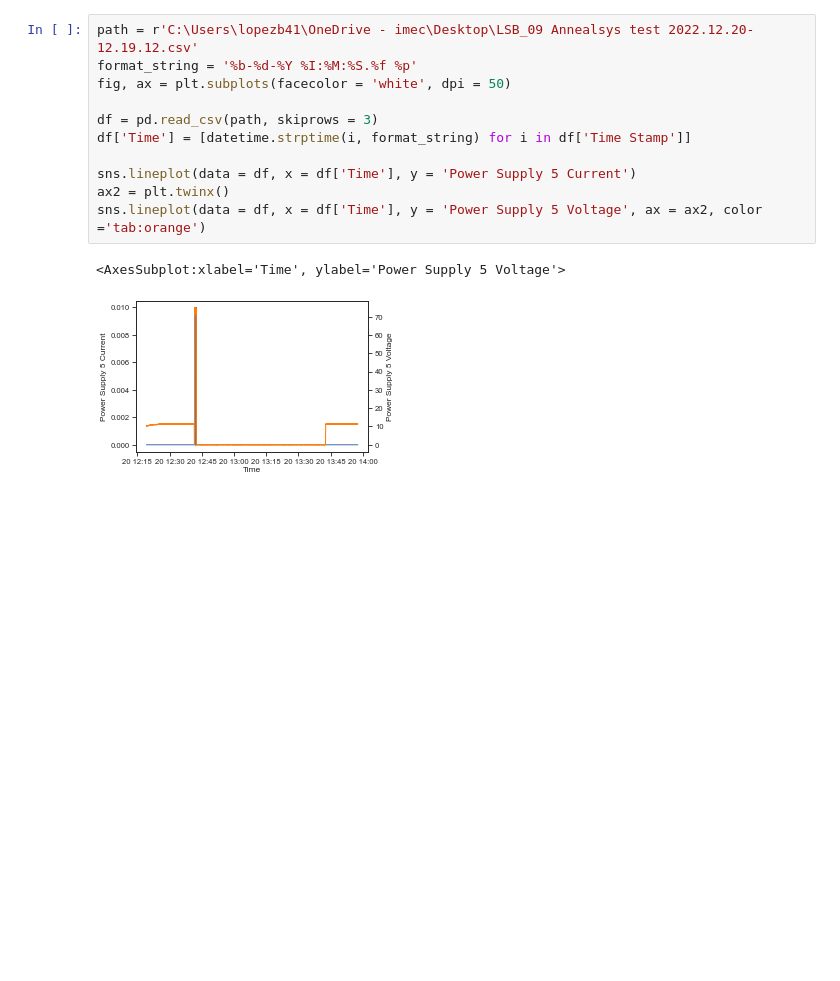
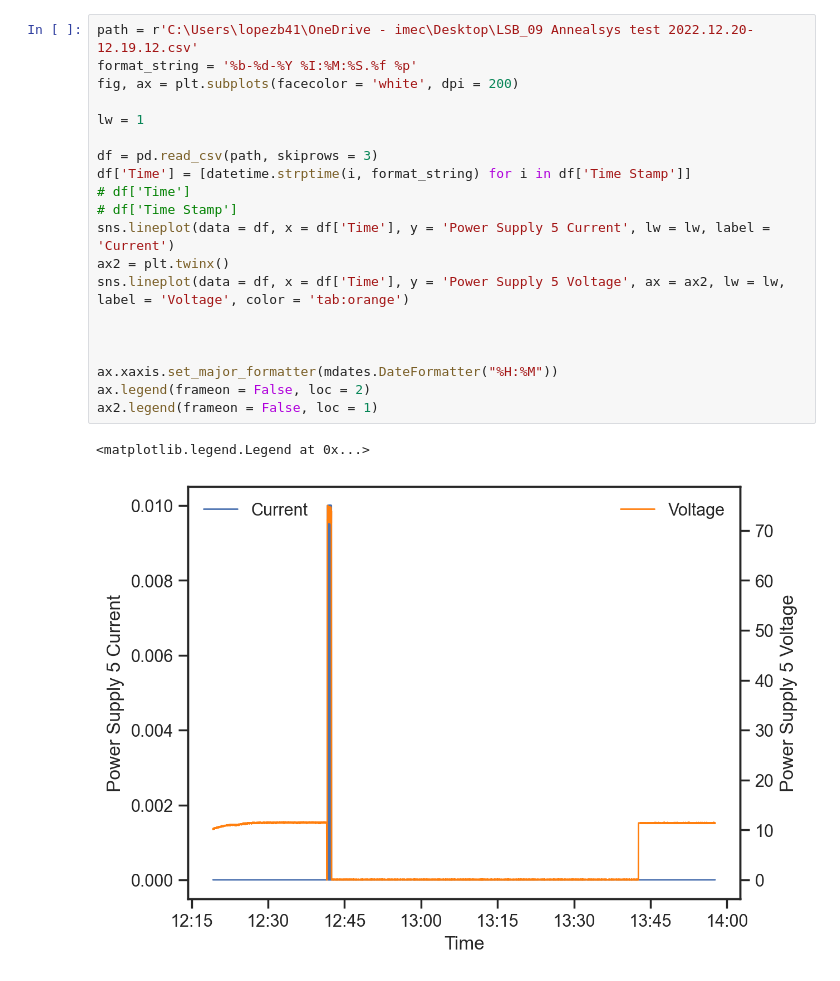
Before and after one commit to ridcil/Code, a Jupyter notebook: Lesker_log.ipynb, the cells around one changed output. Saved outputs shown, nothing was run; the diff lists cells and outputs as text; blank space fills up the shorter version.

```diff
--- a/Lesker_log.ipynb
+++ b/Lesker_log.ipynb
@@ -17,14 +18,23 @@ sns.set_theme(style="ticks")
 # %%
 path = r'C:\Users\lopezb41\OneDrive - imec\Desktop\LSB_09 Annealsys test 2022.12.20-12.19.12.csv'
 format_string = '%b-%d-%Y %I:%M:%S.%f %p'
-fig, ax = plt.subplots(facecolor = 'white', dpi = 50)
+fig, ax = plt.subplots(facecolor = 'white', dpi = 200)
+
+lw = 1
 
 df = pd.read_csv(path, skiprows = 3)
 df['Time'] = [datetime.strptime(i, format_string) for i in df['Time Stamp']]
+# df['Time']
+# df['Time Stamp']
+sns.lineplot(data = df, x = df['Time'], y = 'Power Supply 5 Current', lw = lw, label = 'Current')
+ax2 = plt.twinx()
+sns.lineplot(data = df, x = df['Time'], y = 'Power Supply 5 Voltage', ax = ax2, lw = lw, label = 'Voltage', color = 'tab:orange')
 
-sns.lineplot(data = df, x = df['Time'], y = 'Power Supply 5 Current')
-ax2 = plt.twinx()
-sns.lineplot(data = df, x = df['Time'], y = 'Power Supply 5 Voltage', ax = ax2, color ='tab:orange')
+
+
+ax.xaxis.set_major_formatter(mdates.DateFormatter("%H:%M"))
+ax.legend(frameon = False, loc = 2)
+ax2.legend(frameon = False, loc = 1)
 # %% [output]
-<AxesSubplot:xlabel='Time', ylabel='Power Supply 5 Voltage'>
+<matplotlib.legend.Legend at 0x...>
-[figure, old version]
+[figure, new version]
```
Also changed, not shown: parts of 1 cell of this notebook, 11 other files.
